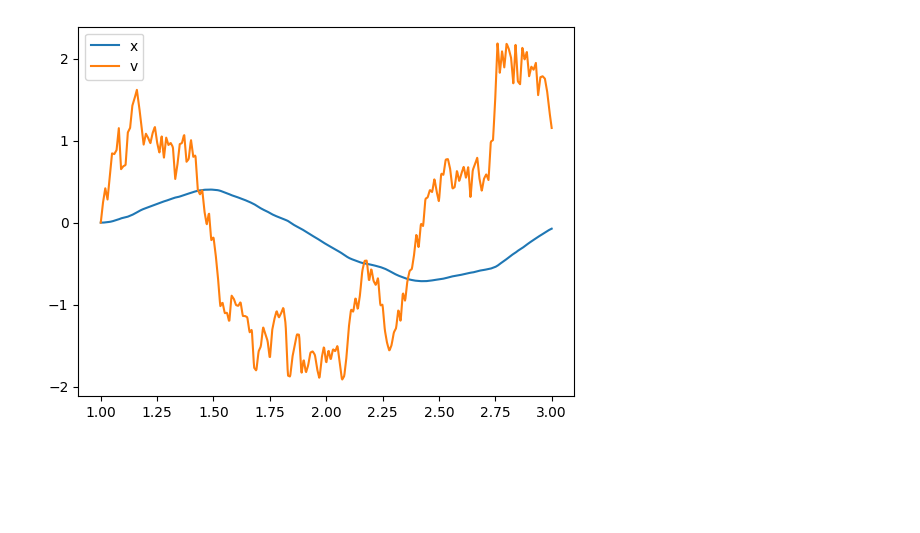
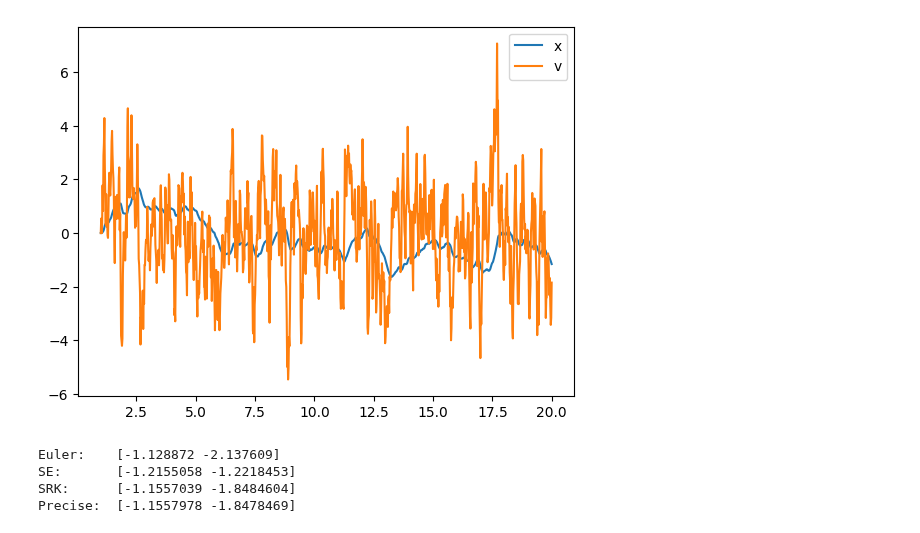
Before and after one commit to andyElking/diffrax_STLA, a Jupyter notebook: Langevin_test.ipynb, the cells around one changed output. Cells and saved outputs as stored; diff of their text form; code cells hidden in the pictures; blank space fills up the shorter version.

```diff
--- a/Langevin_test.ipynb
+++ b/Langevin_test.ipynb
@@ -56,7 +57,16 @@ solEuler = diffeqsolve(terms, solverEuler, t0, t1, dt0=0.01, y0=jnp.array([0, 0]
-# %%
-plt.plot(solEuler.ts, solEuler.ys[:, 0], label="x")
-plt.plot(solEuler.ts, solEuler.ys[:, 1], label="v")
-plt.legend()
-plt.show()
-# %% [output]
-[figure, removed]
+# %%
+solPrecise = diffeqsolve(termsEuler, solverEuler, t0, t1, dt0=0.005, y0=jnp.array([0, 0], dtype=jnp.float32), args=args,
+                    saveat=saveat)
+plot_sol(solPrecise)
+# %% [output]
+[figure, added]
+# %%
+print(f"Euler:    {solEuler.ys[-1]}")
+print(f"SE:       {solSE.ys[-1]}")
+print(f"SRK:      {solSRK.ys[-1]}")
+print(f"Precise:  {solPrecise.ys[-1]}")
+# %% [output]
+Euler:    [-1.128872 -2.137609]
+SE:       [-1.2155058 -1.2218453]
+SRK:      [-1.1557039 -1.8484604]
+Precise:  [-1.1557978 -1.8478469]
```
Also changed, not shown: parts of 7 cells of this notebook, 3 other files.
